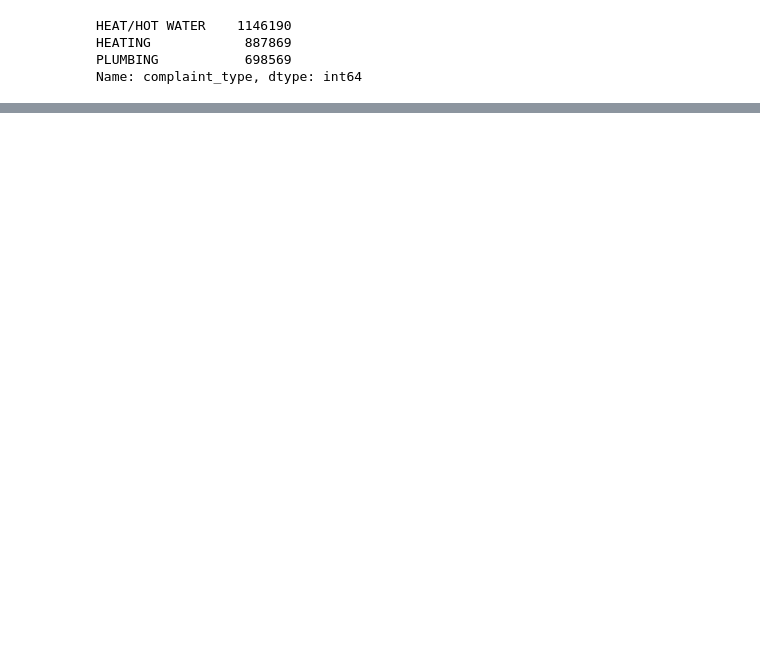
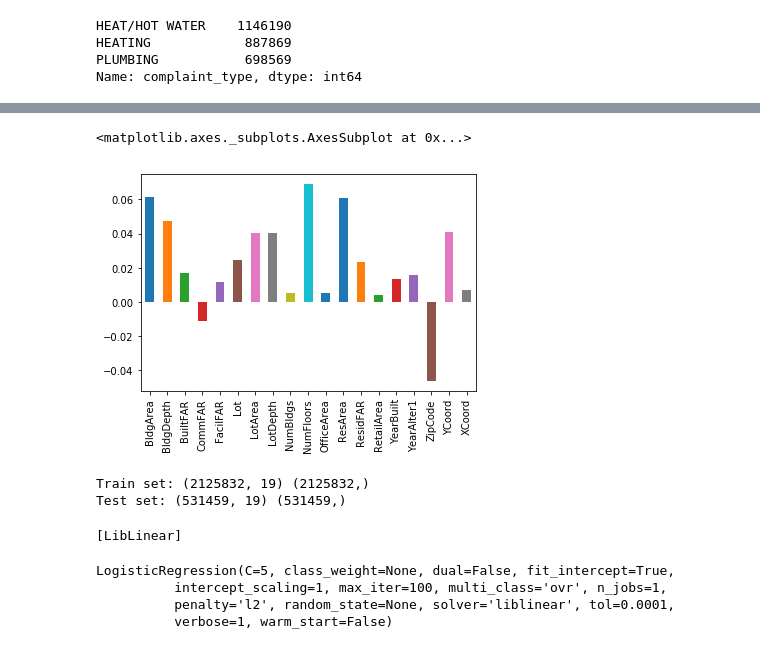
Before and after one commit to nabeel913/ibmWatsonCapstone, a Jupyter notebook: notebook1.ipynb, the cells around one changed output, grey strips where cells are left out. Saved outputs shown, nothing was run; the diff lists cells and outputs as text; code cells hidden in the pictures; blank space fills up the shorter version.

```diff
--- a/notebook1.ipynb
+++ b/notebook1.ipynb
@@ -31,0 +181,2 @@ Name: complaint_type, dtype: int64
+# %%
+X=df.merge(df_top, on='Address', how='left')
@@ -31,0 +193,19 @@ Name: complaint_type, dtype: int64
+# %%
+X=X[['complaint_type','Borough','BldgArea', 'BldgDepth', 'BuiltFAR', 'CommFAR', 'FacilFAR', 'Lot',
+       'LotArea', 'LotDepth', 'NumBldgs', 'NumFloors', 'OfficeArea', 'ResArea',
+       'ResidFAR', 'RetailArea', 'YearBuilt', 'YearAlter1', 'ZipCode',
+       'YCoord', 'XCoord']]
+# %%
+X=X.dropna()
+#X=X.sample(10000)
+# %%
+X=X.replace(to_replace ="HEAT/HOT WATER",value ="HEATING")
+df_CMP = pd.get_dummies(X['complaint_type'])
+df_new = pd.concat([X, df_CMP], axis=1)
+
+Corr=df_new.corr()
+# %%
+Corr['HEATING'][0:19].plot.bar()
+# %% [output]
+<matplotlib.axes._subplots.AxesSubplot at 0x...>
+[figure, added]
@@ -31,0 +224,20 @@ Name: complaint_type, dtype: int64
+# %%
+from sklearn.model_selection import train_test_split
+X_train, X_test, y_train, y_test = train_test_split( X, y, test_size=0.2, random_state=4)
+print ('Train set:', X_train.shape,  y_train.shape)
+print ('Test set:', X_test.shape,  y_test.shape)
+# %% [output]
+Train set: (2125832, 19) (2125832,)
+Test set: (531459, 19) (531459,)
+# %%
+from sklearn.linear_model import LogisticRegression
+
+# instantiate the model (using the default parameters)
+logreg = LogisticRegression(C=5, verbose=1)
+logreg.fit(X_train,y_train)
+# %% [output]
+[LibLinear]
+LogisticRegression(C=5, class_weight=None, dual=False, fit_intercept=True,
+          intercept_scaling=1, max_iter=100, multi_class='ovr', n_jobs=1,
+          penalty='l2', random_state=None, solver='liblinear', tol=0.0001,
+          verbose=1, warm_start=False)
```
Also changed, not shown: parts of 25 cells of this notebook.
